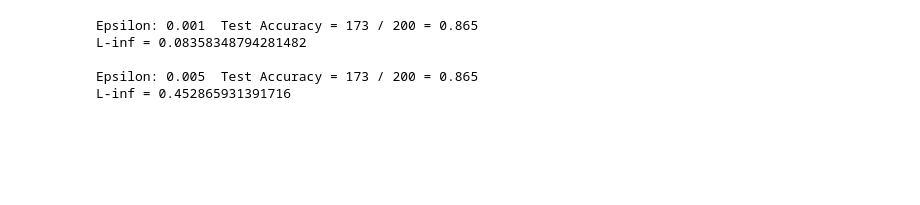
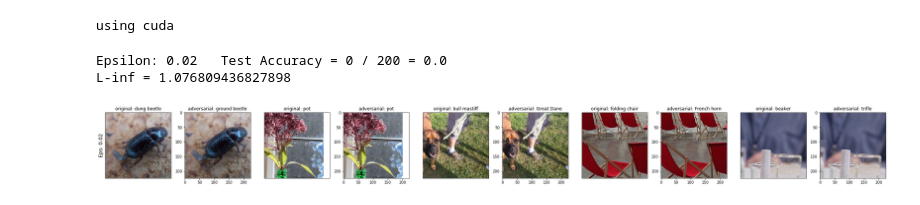
Before and after one commit to NTU-speech-lab/hw6-oToToT, a Jupyter notebook: best.ipynb, the cells around one changed output. Saved outputs shown, nothing was run; the diff lists cells and outputs as text; code cells hidden in the pictures; blank space fills up the shorter version.

```diff
--- a/best.ipynb
+++ b/best.ipynb
@@ -24,8 +24,10 @@ import torchvision.transforms as transforms
 # 顯示圖片
 import matplotlib.pyplot as plt
 
-# DEVICE = torch.device("cuda" if torch.cuda.is_available() else "cpu")
-DEVICE = torch.device("cpu")
+DEVICE = torch.device("cuda" if torch.cuda.is_available() else "cpu")
+print("using", "cuda" if torch.cuda.is_available() else "cpu")
+# %% [output]
+using cuda
 # %%
 # 實作一個繼承 torch.utils.data.Dataset 的 Class 來讀取圖片
 class Adverdataset(Dataset):
@@ -143,7 +209,7 @@ label_name = label_name.loc[:, 'CategoryName'].to_numpy()
 # new 一個 Attacker class
 attacker = Attacker('./data/images', df)
 # 要嘗試的 epsilon
-epsilons = [1e-3, 5e-3, 1e-2, 5e-2, 1e-1, 5e-1]
+epsilons = [0.02]
 
 accuracies, examples = [], []
 results = []
@@ -156,16 +222,12 @@ for eps in epsilons:
     results.append(res)
     L_inf = 0
     for img in res:
-        L_inf += np.linalg.norm((img[2] - img[3]).reshape(224 * 224 * 3), ord=np.inf)
+        L_inf += abs(img[2] - img[3]).max() * 255
     L_inf /= 200
-    L_inf *= 255
     print(f'L-inf = {L_inf}\n')
 # %% [output]
-Epsilon: 0.001  Test Accuracy = 173 / 200 = 0.865
-L-inf = 0.08358348794281482
-
-Epsilon: 0.005  Test Accuracy = 173 / 200 = 0.865
-L-inf = 0.452865931391716
+Epsilon: 0.02   Test Accuracy = 0 / 200 = 0.0
+L-inf = 1.076809436827898
 # %%
 %matplotlib inline
 # 顯示圖片
@@ -175,32 +237,38 @@ for i in range(len(epsilons)):
     try:
         os.mkdir(f'results/{epsilons[i]}')
     except FileExistsError:
         pass
     for j, img in enumerate(results[i]):
         img = img[3] * 255
+        img = np.clip(img, 0, 255)
         img = img.astype('uint8')
         img = np.transpose(img, (1, 2, 0))
         img = Image.fromarray(img, 'RGB')
         img.save(f'results/{epsilons[i]}/%03d.png' % j)
 
     for j in range(len(examples[i])):
         cnt += 1
         plt.subplot(len(epsilons),len(examples[0]) * 2,cnt)
         plt.xticks([], [])
         plt.yticks([], [])
         if j == 0:
             plt.ylabel("Eps: {}".format(epsilons[i]), fontsize=14)
         orig, adv, orig_img, ex = examples[i][j]
         # plt.title("{} -> {}".format(orig, adv))
         plt.title("original: {}".format(label_name[orig].split(',')[0]))
         orig_img = np.transpose(orig_img, (1, 2, 0))
         plt.imshow(orig_img)
         cnt += 1
         plt.subplot(len(epsilons),len(examples[0]) * 2,cnt)
         plt.title("adversarial: {}".format(label_name[adv].split(',')[0]))
         ex = np.transpose(ex, (1, 2, 0))
+        ex = ex * 255
+        ex = np.clip(ex, 0, 255)
+        ex = ex.astype('uint8')
         plt.imshow(ex)
 plt.tight_layout()
 plt.show()
+# %% [output]
+[figure, added]
 # %%
 torch.cuda.empty_cache()
```
Also changed, not shown: parts of 3 cells of this notebook, 5 other files.
